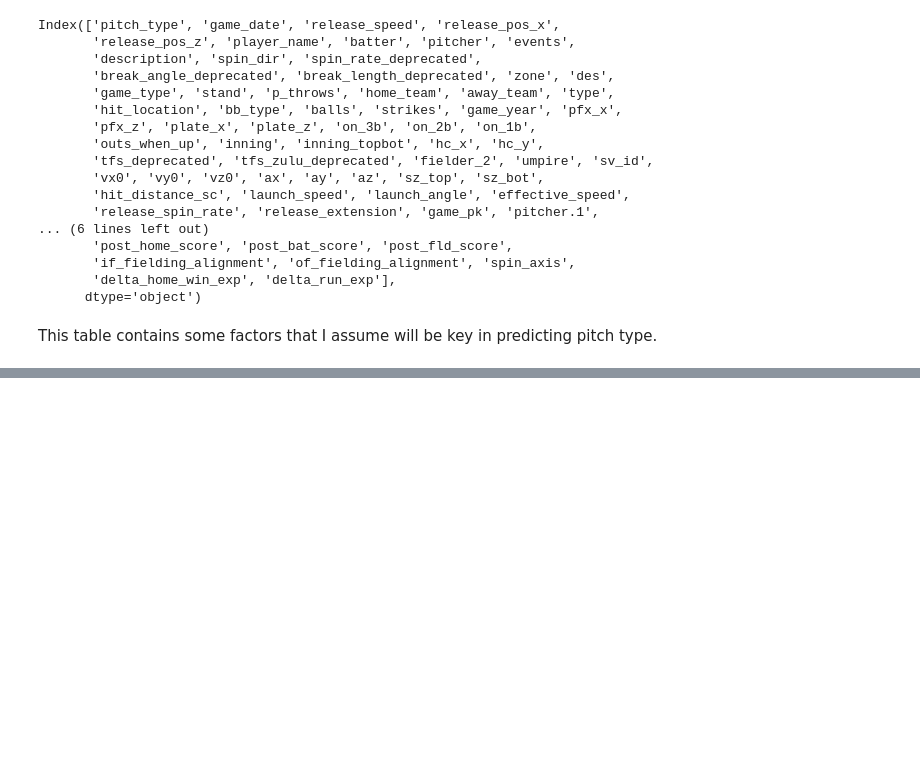
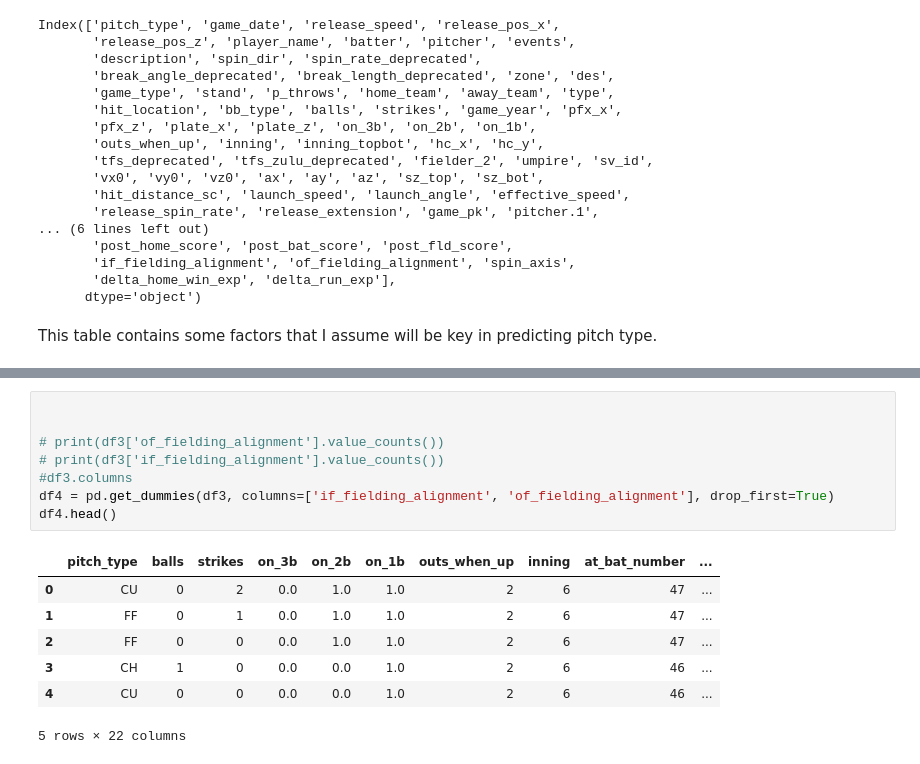
Before and after one commit to Stonec823/MLB-Pitch-Prediction, a Jupyter notebook: notebooks/pybaseball.ipynb, the cells around one changed output, grey strips where cells are left out. Cells and saved outputs as stored; diff of their text form; blank space fills up the shorter version.

```diff
--- a/notebooks/pybaseball.ipynb
+++ b/notebooks/pybaseball.ipynb
@@ -130,0 +187,16 @@ Index(['pitch_type', 'game_date', 'release_speed', 'release_pos_x',
+# %%
+
+
+# print(df3['of_fielding_alignment'].value_counts())
+# print(df3['if_fielding_alignment'].value_counts())
+#df3.columns
+df4 = pd.get_dummies(df3, columns=['if_fielding_alignment', 'of_fielding_alignment'], drop_first=True)
+df4.head()
+# %% [output]
+|  | pitch_type | balls | strikes | on_3b | on_2b | on_1b | outs_when_up | inning | at_bat_number | ... |
+| 0 | CU | 0 | 2 | 0.0 | 1.0 | 1.0 | 2 | 6 | 47 | ... |
+| 1 | FF | 0 | 1 | 0.0 | 1.0 | 1.0 | 2 | 6 | 47 | ... |
+| 2 | FF | 0 | 0 | 0.0 | 1.0 | 1.0 | 2 | 6 | 47 | ... |
+| 3 | CH | 1 | 0 | 0.0 | 0.0 | 1.0 | 2 | 6 | 46 | ... |
+| 4 | CU | 0 | 0 | 0.0 | 0.0 | 1.0 | 2 | 6 | 46 | ... |
+5 rows × 22 columns
```
Also changed, not shown: parts of 12 cells of this notebook, 1 other file.
